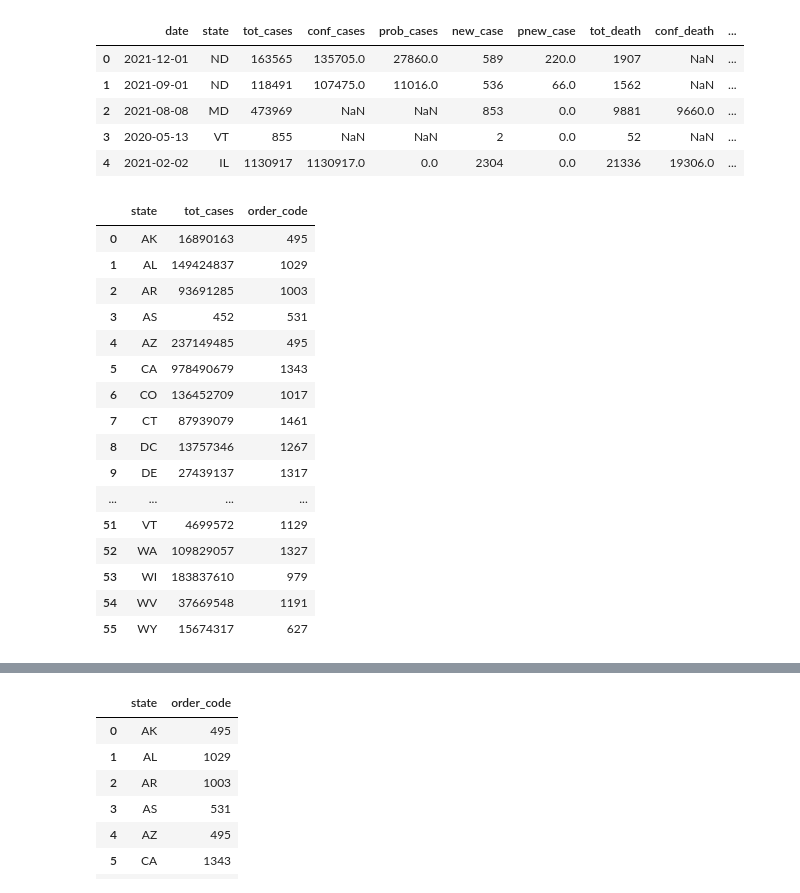
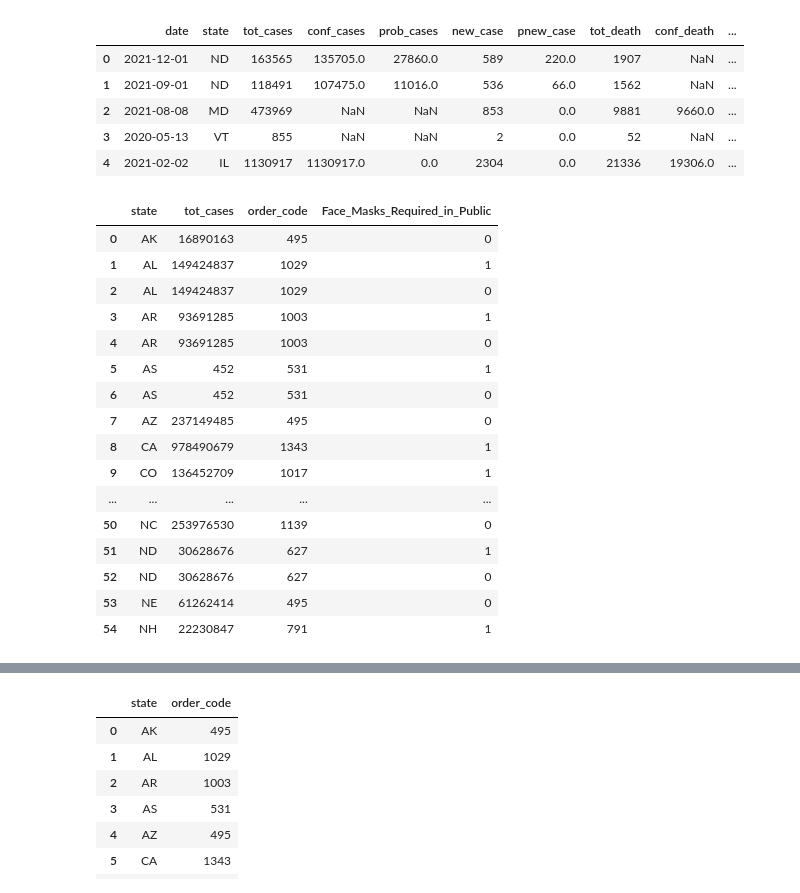
Before and after one commit to ranusuri/Team-A-Project-1, a Jupyter notebook: radhika_a/Covid_data_Radhika.ipynb, the cells around one changed output, grey strips where cells are left out. Cells and saved outputs as stored; diff of their text form; code cells hidden in the pictures.

```diff
--- a/radhika_a/Covid_data_Radhika.ipynb
+++ b/radhika_a/Covid_data_Radhika.ipynb
@@ -46,3 +35,12 @@ us_state_mask_mandtes_df.head()
 | 2 | AK | 2020-04-10 | 1 | NaN | NaN | NaN | NaN | ... |
 | 3 | AK | 2020-04-11 | 1 | NaN | NaN | NaN | NaN | ... |
 | 4 | AK | 2020-04-12 | 1 | NaN | NaN | NaN | NaN | ... |
+# %%
+#filter states face masks required in public areas
+us_state_mask_mandtes_small_df = us_state_mask_mandtes_df[['state','Face_Masks_Required_in_Public']]
+public_area_face_mask_states_df = us_state_mask_mandtes_small_df.loc[us_state_mask_mandtes_small_df['Face_Masks_Required_in_Public'].isin(['Yes','No'])]
+
+public_area_mask_mandate_group_df = public_area_face_mask_states_df.drop_duplicates(subset=['state','Face_Masks_Required_in_Public'])
+
+
+public_area_mask_mandate_group_df.head(40)
@@ -74,36 +83,49 @@ usa_confimed_cases_df.head()
 # %%
 #Combine covid variant data with facecovering data set into a single dataset using country and date fields
 combined_dataset = pd.merge(us_state_mask_mandtes_df,usa_confimed_cases_df,how='left',on=['state','date'])
 
 small_dataset = combined_dataset[{'state','tot_cases','order_code'}]
 
 #total_cases_count = combined_dataset['tot_cases'].value_counts()
 
 # Display the info
 #combined_dataset.info()
 
 # Display the data table for preview
 small_dataset.count()
 
 small_dataset.head()
 
 group_total_cases_df = small_dataset.groupby('state').sum().reset_index()
+
+#add face required in public info
+group_total_cases_df = pd.merge(group_total_cases_df,public_area_mask_mandate_group_df,how='left',on=['state'])
+
+group_total_cases_df.fillna(0, inplace=True)
+
+group_total_cases_df['Face_Masks_Required_in_Public'] = group_total_cases_df['Face_Masks_Required_in_Public'].replace(['Yes'],1)
+
+group_total_cases_df['Face_Masks_Required_in_Public'] = group_total_cases_df['Face_Masks_Required_in_Public'].replace(['No'],0)
+
 group_total_cases_df.head(100)
+
+
+group_total_cases_df.head(55)
 # %% [output]
-|  | state | tot_cases | order_code |
-| 0 | AK | 16890163 | 495 |
-| 1 | AL | 149424837 | 1029 |
-| 2 | AR | 93691285 | 1003 |
-| 3 | AS | 452 | 531 |
-| 4 | AZ | 237149485 | 495 |
-| 5 | CA | 978490679 | 1343 |
-| 6 | CO | 136452709 | 1017 |
-| 7 | CT | 87939079 | 1461 |
-| 8 | DC | 13757346 | 1267 |
-| 9 | DE | 27439137 | 1317 |
-| ... | ... | ... | ... |
-| 51 | VT | 4699572 | 1129 |
-| 52 | WA | 109829057 | 1327 |
-| 53 | WI | 183837610 | 979 |
-| 54 | WV | 37669548 | 1191 |
-| 55 | WY | 15674317 | 627 |
+|  | state | tot_cases | order_code | Face_Masks_Required_in_Public |
+| 0 | AK | 16890163 | 495 | 0 |
+| 1 | AL | 149424837 | 1029 | 1 |
+| 2 | AL | 149424837 | 1029 | 0 |
+| 3 | AR | 93691285 | 1003 | 1 |
+| 4 | AR | 93691285 | 1003 | 0 |
+| 5 | AS | 452 | 531 | 1 |
+| 6 | AS | 452 | 531 | 0 |
+| 7 | AZ | 237149485 | 495 | 0 |
+| 8 | CA | 978490679 | 1343 | 1 |
+| 9 | CO | 136452709 | 1017 | 1 |
+| ... | ... | ... | ... | ... |
+| 50 | NC | 253976530 | 1139 | 0 |
+| 51 | ND | 30628676 | 627 | 1 |
+| 52 | ND | 30628676 | 627 | 0 |
+| 53 | NE | 61262414 | 495 | 0 |
+| 54 | NH | 22230847 | 791 | 1 |
```
Also changed, not shown: parts of 7 cells of this notebook.
